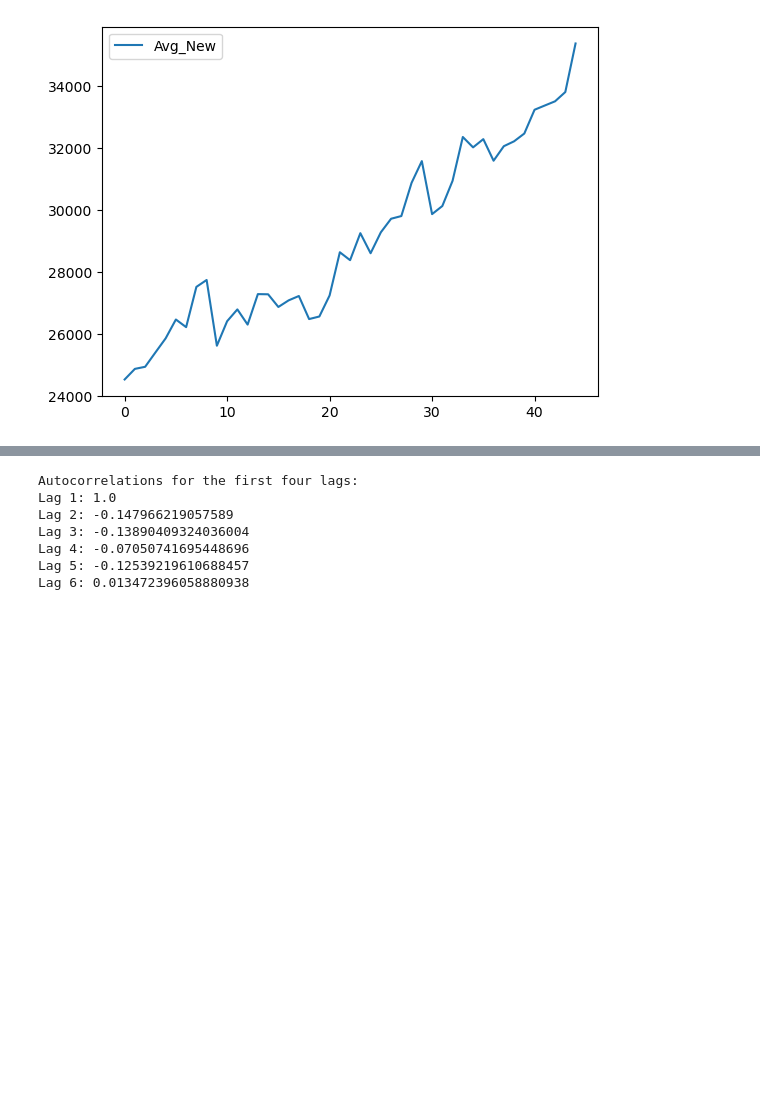
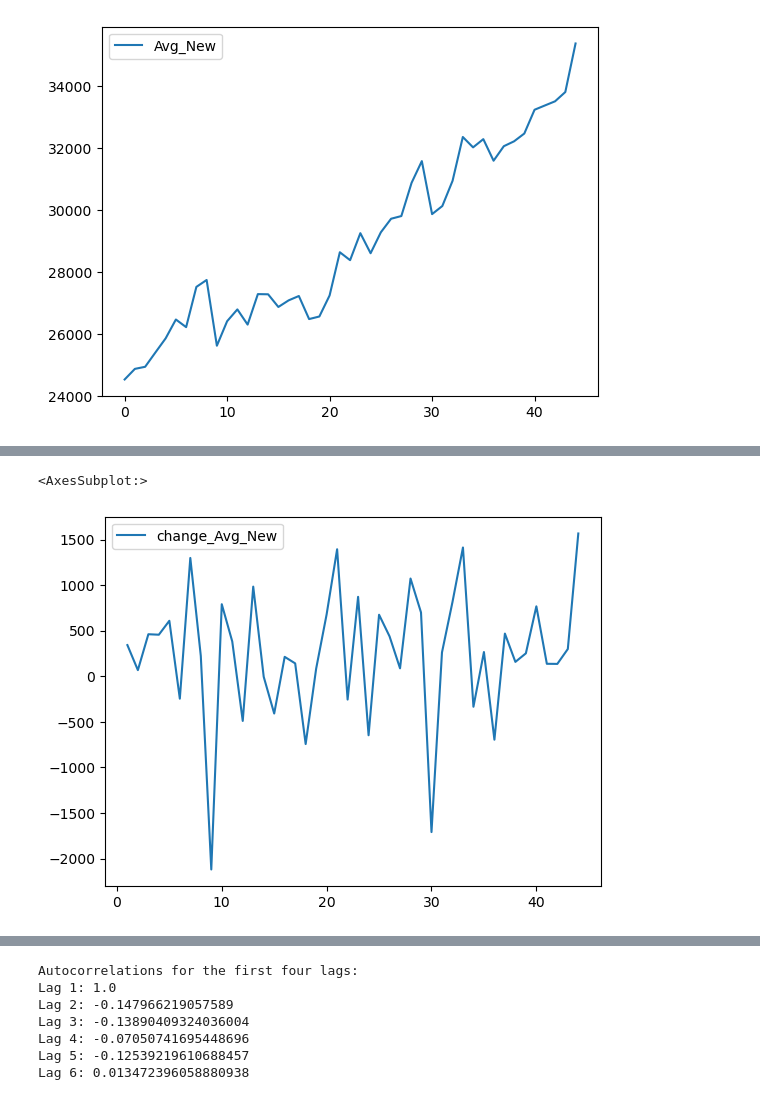
Before and after one commit to evanbruno617/Car_Sales, a Jupyter notebook: time_series.ipynb, the cells around one changed output, grey strips where cells are left out. Drawn from its saved outputs; the diff is of its cells as text; code cells hidden in the pictures; blank space fills up the shorter version.

```diff
--- a/time_series.ipynb
+++ b/time_series.ipynb
@@ -1044,6 +1109,11 @@ Notes:
 [1] Standard Errors assume that the covariance matrix of the errors is correctly specified.
 [2] The condition number is large, 9.5e+05. This might indicate that there are
 strong multicollinearity or other numerical problems.
+# %%
+data_df.plot(y='change_Avg_New')
+# %% [output]
+<AxesSubplot:>
+[figure, added]
 # %%
 data_df['Prev_Avg_New'] = data_df['Avg_New'].shift(1)
 data_df['change_Avg_New'] = data_df['Avg_New'] - data_df['Prev_Avg_New']
```
Also changed, not shown: parts of 40 cells of this notebook.
